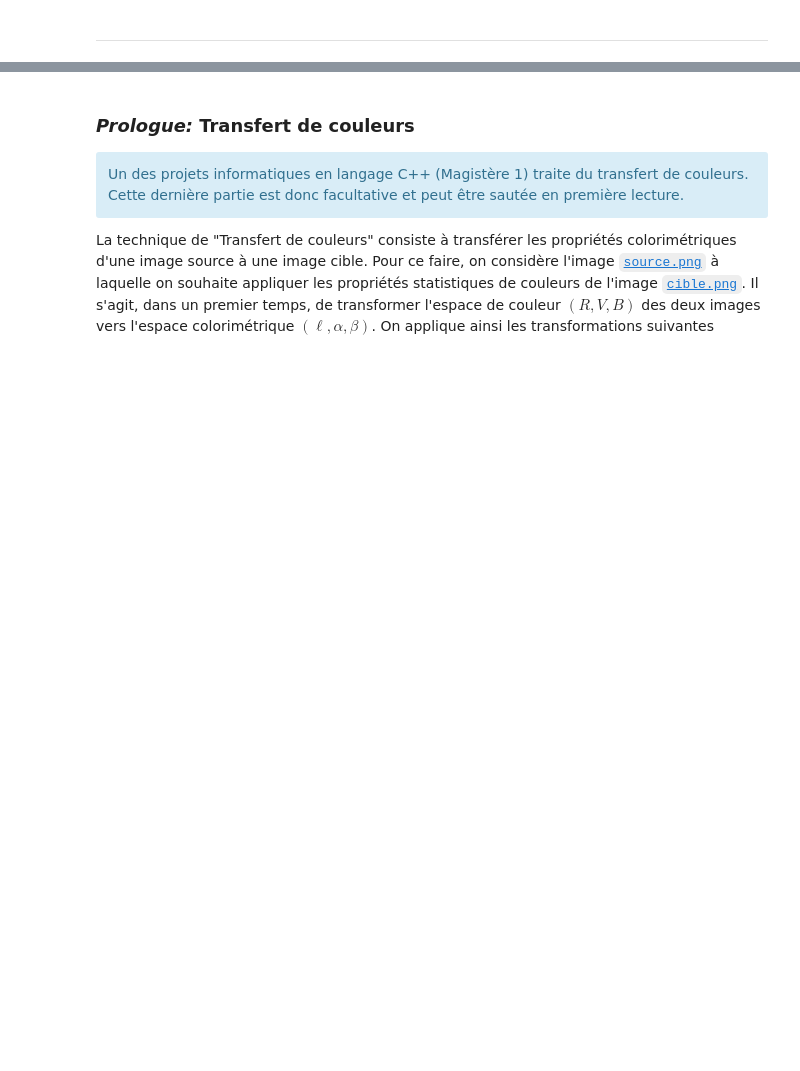
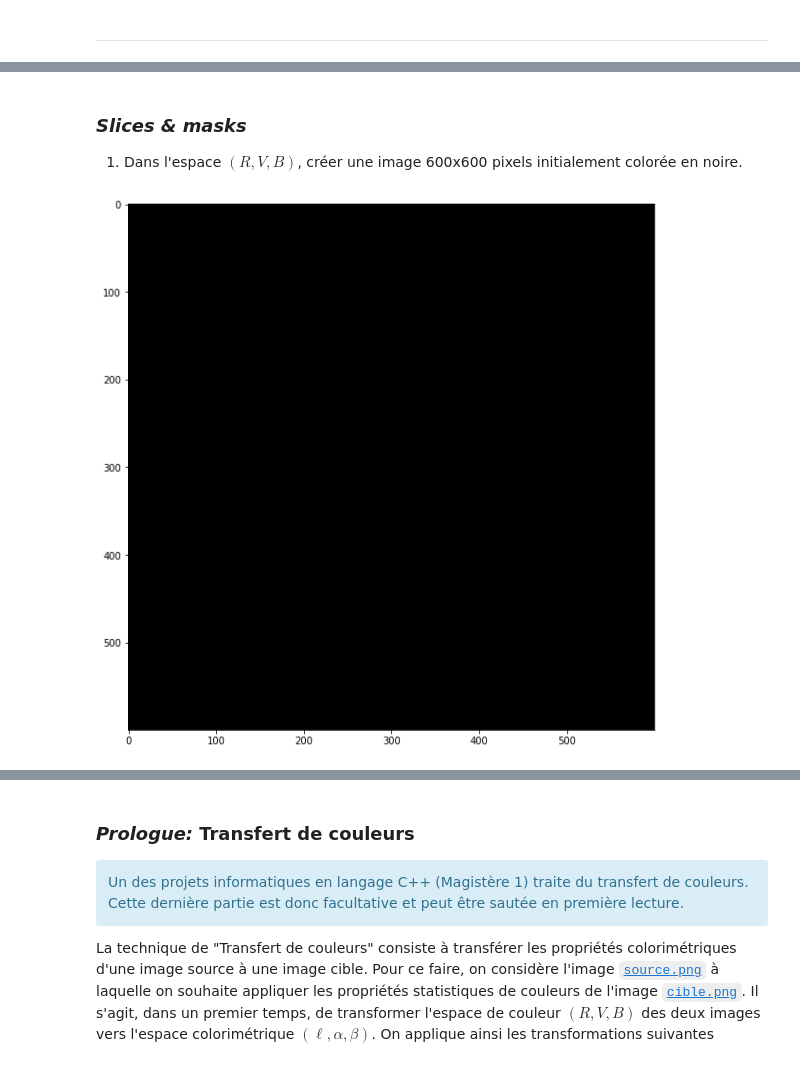
Before and after one commit to xgarrido/master_python_teaching, a Jupyter notebook: td/02_td_numpy.ipynb, the cells around one changed output, grey strips where cells are left out. Drawn from its saved outputs; the diff is of its cells as text; code cells hidden in the pictures; blank space fills up the shorter version.

```diff
--- a/td/02_td_numpy.ipynb
+++ b/td/02_td_numpy.ipynb
@@ -91,0 +261,9 @@ Dans la suite de l'exercice, on s'aidera des fonctions intégrées à la librair
+# %% [markdown]
+### *Slices & masks*
+
+1. Dans l'espace $(R, V, B)$, créer une image 600x600 pixels initialement colorée en noire.
+# %%
+img = np.zeros((600, 600, 3))
+plt.imshow(img);
+# %% [output]
+[figure, added]
```
Also changed, not shown: parts of 33 cells of this notebook.
